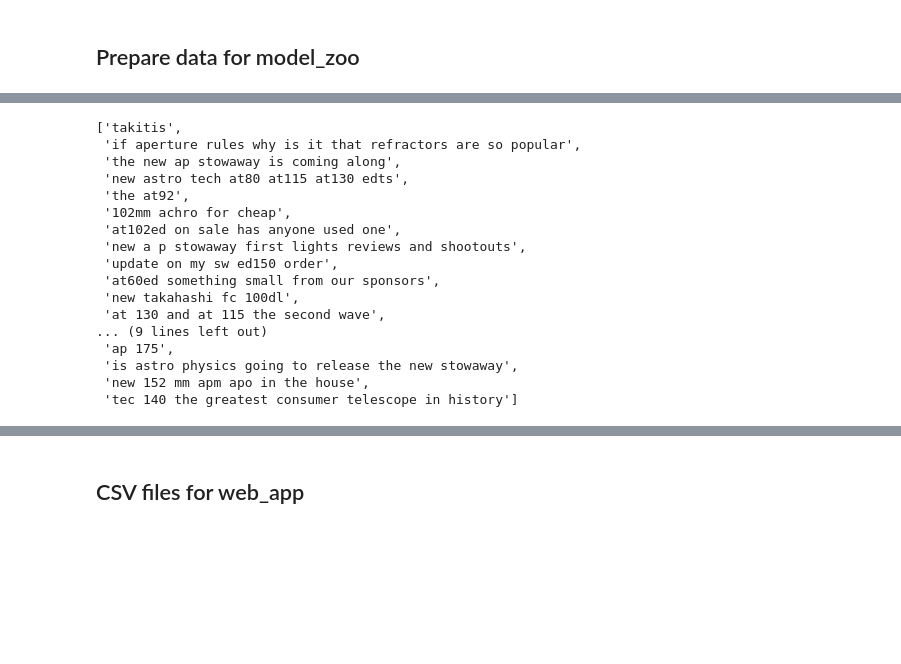
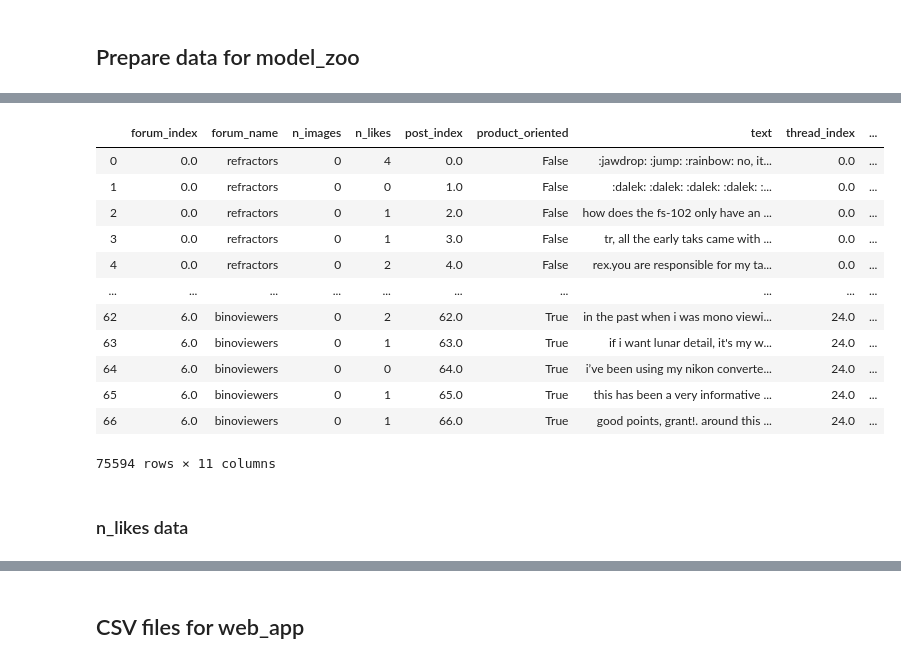
Before and after one commit to lidaliang/NLP_project, a Jupyter notebook: NLP_project.ipynb, the cells around one changed output, grey strips where cells are left out. Drawn from its saved outputs; the diff is of its cells as text; code cells hidden in the pictures; blank space fills up the shorter version.

```diff
--- a/NLP_project.ipynb
+++ b/NLP_project.ipynb
@@ -981,20 +1082,18 @@ n_likes_all_threads_all_forum[4]
-# %%
-title_lists[0][:25]
-# %% [output]
-['takitis',
- 'if aperture rules why is it that refractors are so popular',
- 'the new ap stowaway is coming along',
- 'new astro tech at80 at115 at130 edts',
- 'the at92',
- '102mm achro for cheap',
- 'at102ed on sale has anyone used one',
- 'new a p stowaway first lights reviews and shootouts',
- 'update on my sw ed150 order',
- 'at60ed something small from our sponsors',
- 'new takahashi fc 100dl',
- 'at 130 and at 115 the second wave',
-... (9 lines left out)
- 'ap 175',
- 'is astro physics going to release the new stowaway',
- 'new 152 mm apm apo in the house',
- 'tec 140 the greatest consumer telescope in history']
+# %%
+data_df
+# %% [output]
+|  | forum_index | forum_name | n_images | n_likes | post_index | product_oriented | text | thread_index | ... |
+| 0 | 0.0 | refractors | 0 | 4 | 0.0 | False | :jawdrop: :jump: :rainbow: no, it... | 0.0 | ... |
+| 1 | 0.0 | refractors | 0 | 0 | 1.0 | False | :dalek: :dalek: :dalek: :dalek: :... | 0.0 | ... |
+| 2 | 0.0 | refractors | 0 | 1 | 2.0 | False | how does the fs-102 only have an ... | 0.0 | ... |
+| 3 | 0.0 | refractors | 0 | 1 | 3.0 | False | tr, all the early taks came with ... | 0.0 | ... |
+| 4 | 0.0 | refractors | 0 | 2 | 4.0 | False | rex.you are responsible for my ta... | 0.0 | ... |
+| ... | ... | ... | ... | ... | ... | ... | ... | ... | ... |
+| 62 | 6.0 | binoviewers | 0 | 2 | 62.0 | True | in the past when i was mono viewi... | 24.0 | ... |
+| 63 | 6.0 | binoviewers | 0 | 1 | 63.0 | True | if i want lunar detail, it's my w... | 24.0 | ... |
+| 64 | 6.0 | binoviewers | 0 | 0 | 64.0 | True | i’ve been using my nikon converte... | 24.0 | ... |
+| 65 | 6.0 | binoviewers | 0 | 1 | 65.0 | True | this has been a very informative ... | 24.0 | ... |
+| 66 | 6.0 | binoviewers | 0 | 1 | 66.0 | True | good points, grant!. around this ... | 24.0 | ... |
+75594 rows × 11 columns
+# %% [markdown]
+### n_likes data
```
Also changed, not shown: parts of 28 cells of this notebook.
